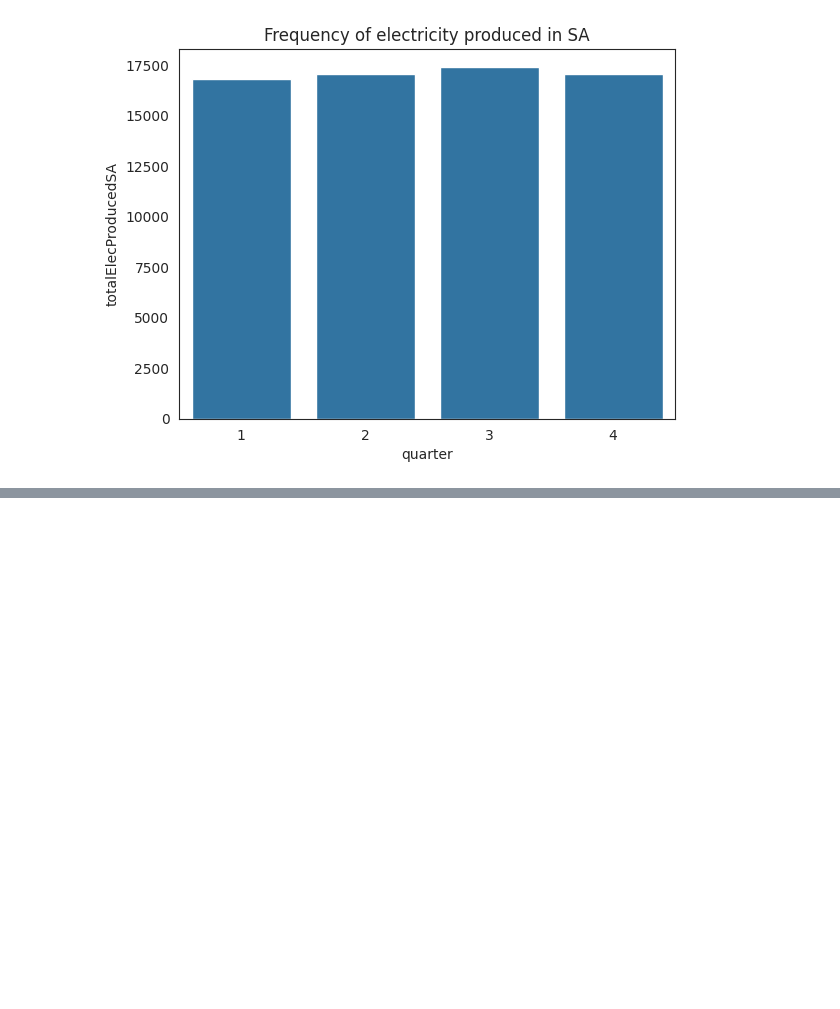
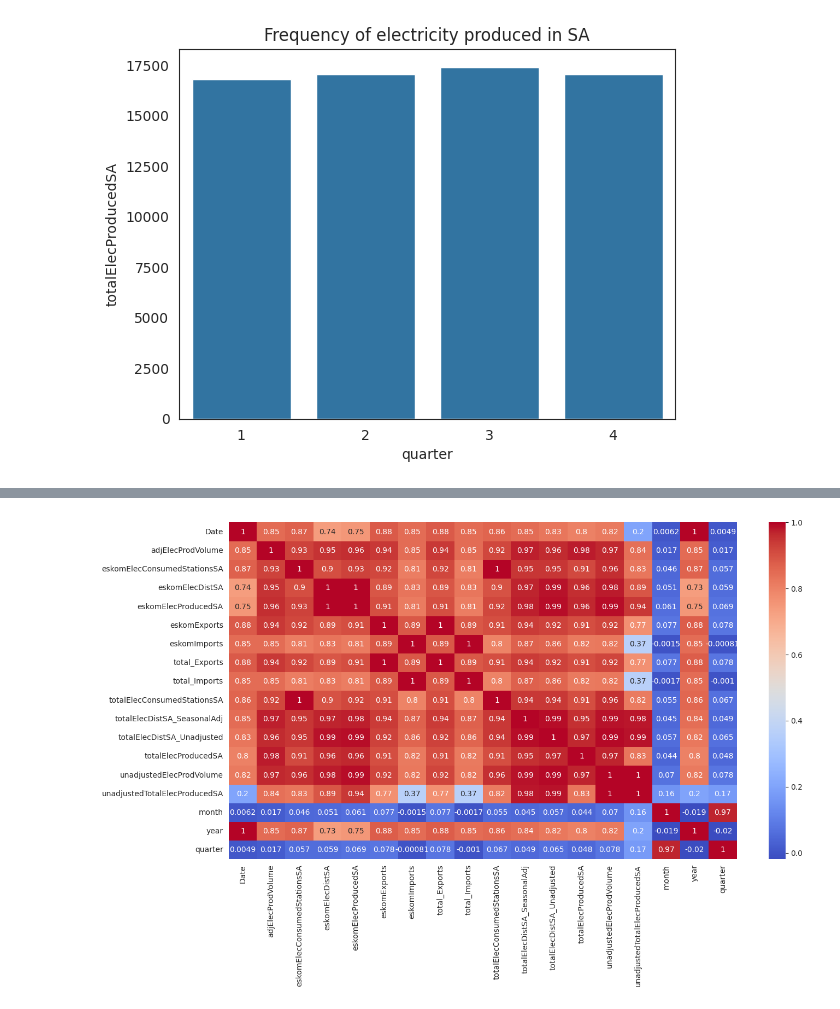
Before and after one commit to MbuyiseloNtando/Electricity-Generated-and-Available-for-Distribution-1985-2024, a Jupyter notebook: Untitled44.ipynb, the cells around one changed output, grey strips where cells are left out. Saved outputs shown, nothing was run; the diff lists cells and outputs as text; code cells hidden in the pictures; blank space fills up the shorter version.

```diff
--- a/Untitled44.ipynb
+++ b/Untitled44.ipynb
@@ -417,0 +436,5 @@ plt.title('Frequency of electricity produced in SA');
+# %%
+plt.figure(figsize=(15, 8))
+sns.heatmap(data.corr(), cmap='coolwarm', annot=True);
+# %% [output]
+[figure, added]
```
Also changed, not shown: parts of 4 cells of this notebook.
